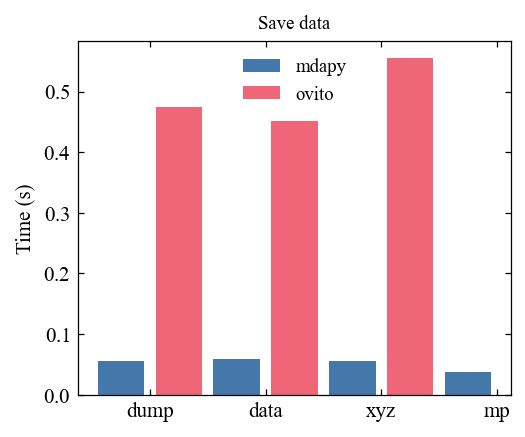
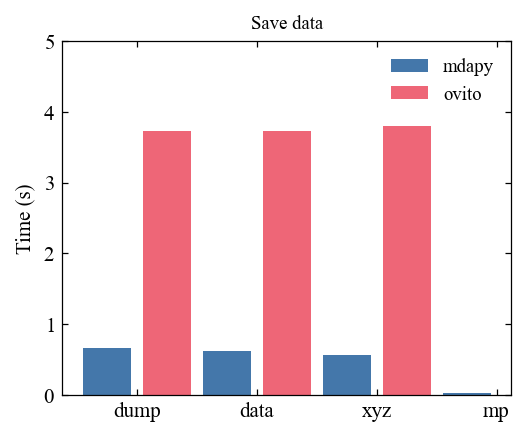
The change to this notebook cell's code, shown as a diff; its figure went from the first image to the second:
--- before
+++ after
@@ -3,5 +3,5 @@
 ax.bar(x, save_time[:, 0], label = 'mdapy')
 ax.bar(x[:-1]+1, save_time[:-1, 1], label='ovito')
-
+ax.set_ylim(0, 5)
 ax.legend()
 ax.set_xticks(x+0.5)

Commit: update v1.0.5